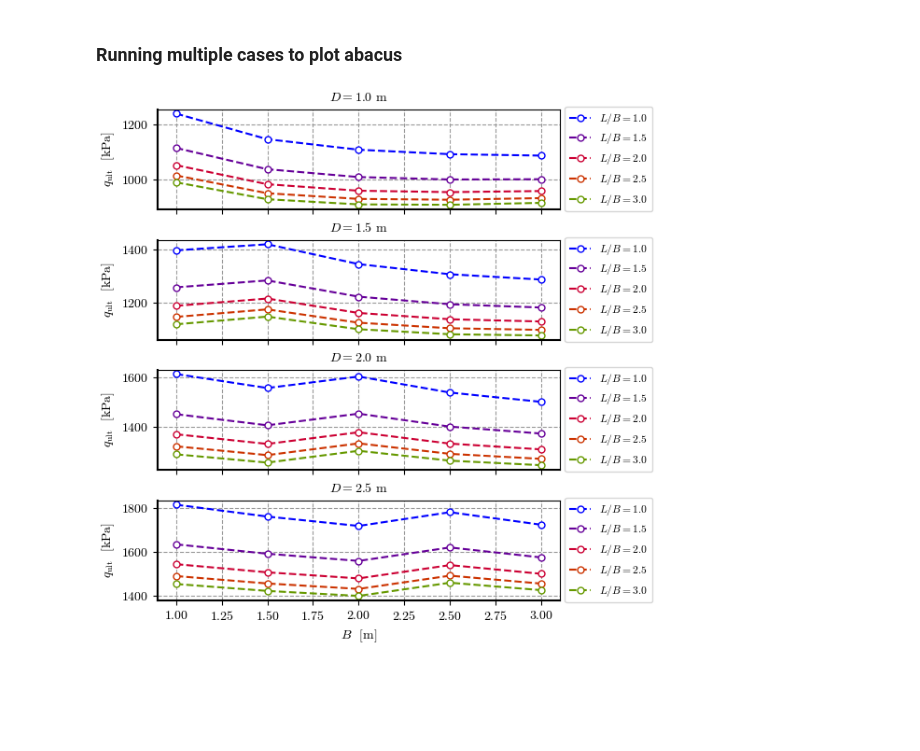
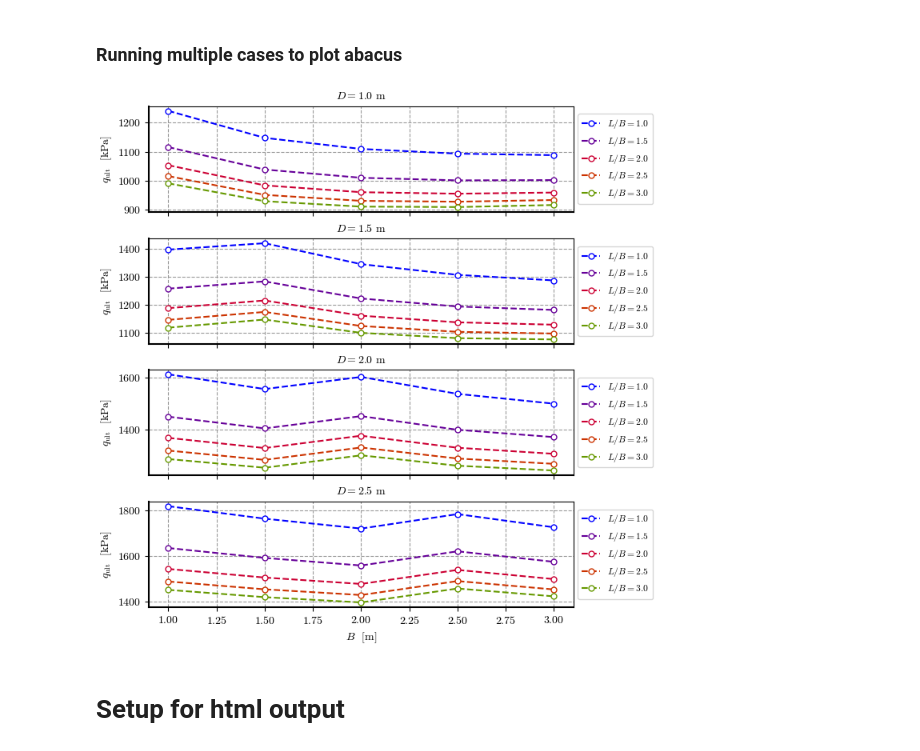
Before and after one commit to AppliedMechanics-EAFIT/foundation_eng, a Jupyter notebook: notebooks/bearing_capacity.ipynb, the cells around one changed output. Drawn from its saved outputs; the diff is of its cells as text; code cells hidden in the pictures; blank space fills up the shorter version.

```diff
--- a/notebooks/bearing_capacity.ipynb
+++ b/notebooks/bearing_capacity.ipynb
@@ -139,11 +136,12 @@ def bearing_capacity(P, γ, γ_sat, 𝜙, c, D, Dw, B, L, i, 𝛽, 𝜈, c_f=1):
         q_ult = 5.14 * c * (1 + sc + dc - ic - bc - gc)
     return q_ult
 # %%
-def plot_abacus(ranges, P, γ, γ_sat, 𝜙, c, Dw, i, 𝛽, 𝜈, same_scale_y=False, c_f=1):
+def plot_abacus(ranges, P, γ, γ_sat, 𝜙, c, Dw, i, 𝛽, 𝜈, same_scale_y=False, c_f=1, **kwargs):
+    figsize = kwargs.get('figsize')
     D_range = ranges['D']
     B_range = ranges['B']
     L_B_range = ranges['L/B']
-    fig, axs = plt.subplots(ncols=1, nrows=len(D_range), figsize=[6, 1.5*len(D_range)],
+    fig, axs = plt.subplots(ncols=1, nrows=len(D_range), figsize=figsize,
         sharey=same_scale_y, sharex=True)
     for ax in axs:
         ax.set_prop_cycle("color", plt.cm.brg(np.linspace(0, 1, len(L_B_range) + 1)))
@@ -207,21 +205,23 @@ q_ult = 1222.43
 # %%
 P = 100  # Load (relevant only if inclined) [kN]
 γ = 16.5  # Total unit weigth of soil [kN/m³]
 γ_sat = 19  # Saturated unit weigth of soil [kN/m³]
 𝜙 = 25  # Friction angle [°]
 c = 20  # Envelope intercept [kPa]
 Dw = 10  # Watertable depth [m]
 i = 0  # Load inclination (measured from the normal to foundation base) [°]
 𝛽 = 0  # Slope inclination (measured from the horizontal) [°]
 𝜈 = 0  # Foundation base inclination (measured from the horizontal) [°]
 ranges = {  # Note: You can add or remove items from the lists
     'D': [1, 1.5, 2, 2.5],  # Foundation base depth [m]
     'B': [1, 1.5, 2, 2.5, 3],  # Foundation width [m]
     'L/B': [1, 1.5, 2, 2.5, 3]  # Length to base ratio [-]
 }
 
 same_scale_y = False  # Change to True if want the same scale
 
-plot_abacus(ranges, P, γ, γ_sat, 𝜙, c, Dw, i, 𝛽, 𝜈, same_scale_y, c_f=1)
+plot_abacus(ranges, P, γ, γ_sat, 𝜙, c, Dw, i, 𝛽, 𝜈, same_scale_y, c_f=1, figsize=[7, 7])
 # %% [output]
-[figure, old version]
+[figure, new version]
+# %% [markdown]
+# Setup for html output
```
Also changed, not shown: parts of 2 cells of this notebook, 1 other file.
